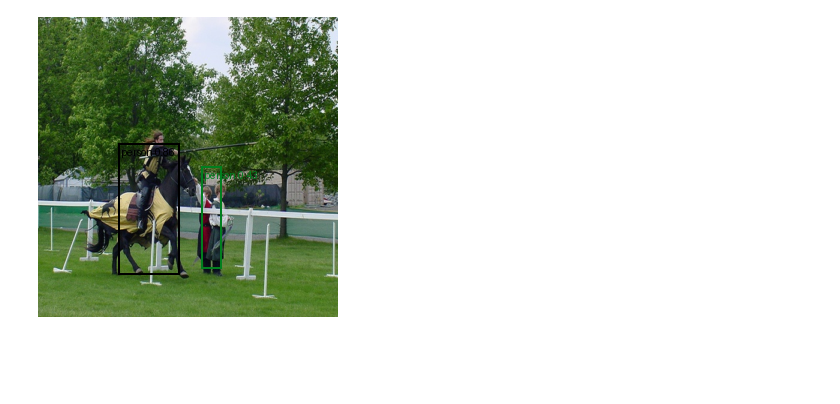
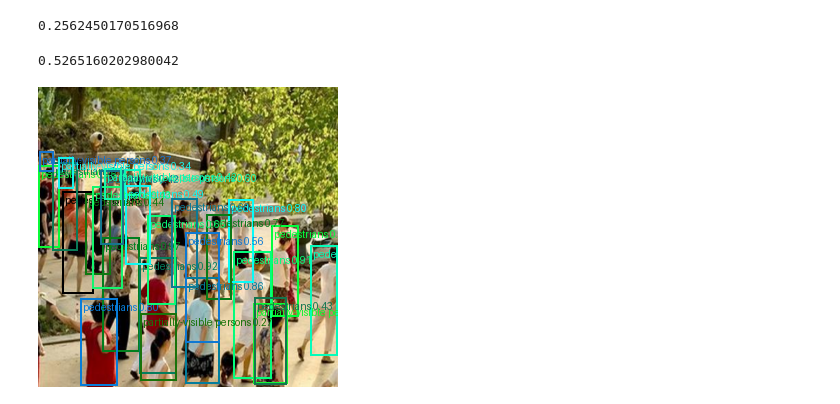
Before and after one commit to aayrapet/FastCrowdVision, a Jupyter notebook: main.ipynb, the cells around one changed output. Drawn from its saved outputs; the diff is of its cells as text; code cells hidden in the pictures; blank space fills up the shorter version.

Commit message:
added clean kaggle/S3 downloads for widerpeople/voc2007 datasets, trained weiderpeople model, achieved 25prct map versus 0.002 map ssd coco trained and pretrained, ran small notebook to viz results

```diff
--- a/main.ipynb
+++ b/main.ipynb
@@ -24,0 +36,10 @@ images_link = "/home/onyxia/work/FastCrowdVision/datasets/voc/images/000005.jpg"
+# %%
+from pathlib import Path
+
+p = Path("/home/onyxia/.cache/kagglehub/models/solarecho135/ssd-wider-people-mv3-v1/pyTorch/default/1/ssd_widerpeople_mv3.pth")
+
+if p.is_file():
+    print("exists:", p)
+    print("size (bytes):", p.stat().st_size)
+else:
+    print("missing or not a regular file:", p)
@@ -95,7 +141,17 @@ measure_fps_cpu(model)
 # %%
 # Weights: train with backbone mobilenetv3large and nb_classes=21
-CHECKPOINT = "ssd_voc2007_mv3large_aug.pth"
-model , ep, optimizer,maxmap,wandbid=load_model(CHECKPOINT, device, model, optimizer)
+CHECKPOINTW = p
+modelW , _, _,maxmapW,_=load_model(CHECKPOINTW, device, modelW, optimizerW)
+maxmapW
+# %% [output]
+0.2562450170516968
+# %%
+# Weights: train with backbone mobilenetv3large and nb_classes=21
+CHECKPOINTP = "/home/onyxia/work/FastCrowdVision/ssd_voc2007_mv3large_aug.pth"
+modelP , _, _,maxmapP,_=load_model(CHECKPOINTP, device, modelP, optimizerP)
+maxmapP
+# %% [output]
+0.5265160202980042
 # %%
 # Inference: same preprocessing as DataSSD300 val/test (300×300 + ImageNet normalize)
 from PIL import Image
@@ -127,9 +183,11 @@ IMAGENET_STD = torch.tensor([0.229, 0.224, 0.225]).view(3, 1, 1)
 
 def draw_boxes_with_labels(
     model,
+    config,
     image_path: str,
     score_thr: float = 0.25,
     show_scores: bool = True,
+
 ):
     """Filter detections by score_thr, draw VOC labels on 300×300 input. Returns PIL Image."""
     from torchvision.utils import draw_bounding_boxes
@@ -159,14 +217,23 @@ def draw_boxes_with_labels(
     drawn = draw_bounding_boxes(img_vis, boxes.cpu(), labels=labels_str, width=2)
     return to_pil_image(drawn)
 # %%
+images_link = [
+# "/home/onyxia/work/FastCrowdVision/datasets/WiderPeople/val/images/image000041.jpg",
+"/home/onyxia/.cache/kagglehub/datasets/michelmaximov/widerpeopledataset/versions/1/val/images/image000049.jpg",
+# "/home/onyxia/work/FastCrowdVision/datasets/WiderPeople/val/images/image000045.jpg",
+# "/home/onyxia/work/FastCrowdVision/datasets/WiderPeople/val/images/image000046.jpg",
+# "/home/onyxia/work/FastCrowdVision/datasets/WiderPeople/val/images/image000323.jpg",
+# "/home/onyxia/work/FastCrowdVision/datasets/WiderPeople/val/images/image001022.jpg",
+]
 
-images_link = "/home/onyxia/work/FastCrowdVision/datasets/voc/images/000009.jpg"
-IMAGE_PATH = images_link  # change to a real image
-SCORE_THR = 0.25
+for el in images_link:
+    IMAGE_PATH = el  # change to a real image
+    SCORE_THR = 0.25
 
 
-out = draw_boxes_with_labels(model, IMAGE_PATH, score_thr=SCORE_THR)
-out.show()
+    out = draw_boxes_with_labels(modelW,configW, IMAGE_PATH, score_thr=SCORE_THR)
+    out.show()
+    break
 # %% [output]
-[figure, old version]
+[figure, new version]
 # %%
```
Also changed, not shown: parts of 13 cells of this notebook, 11 other files.
